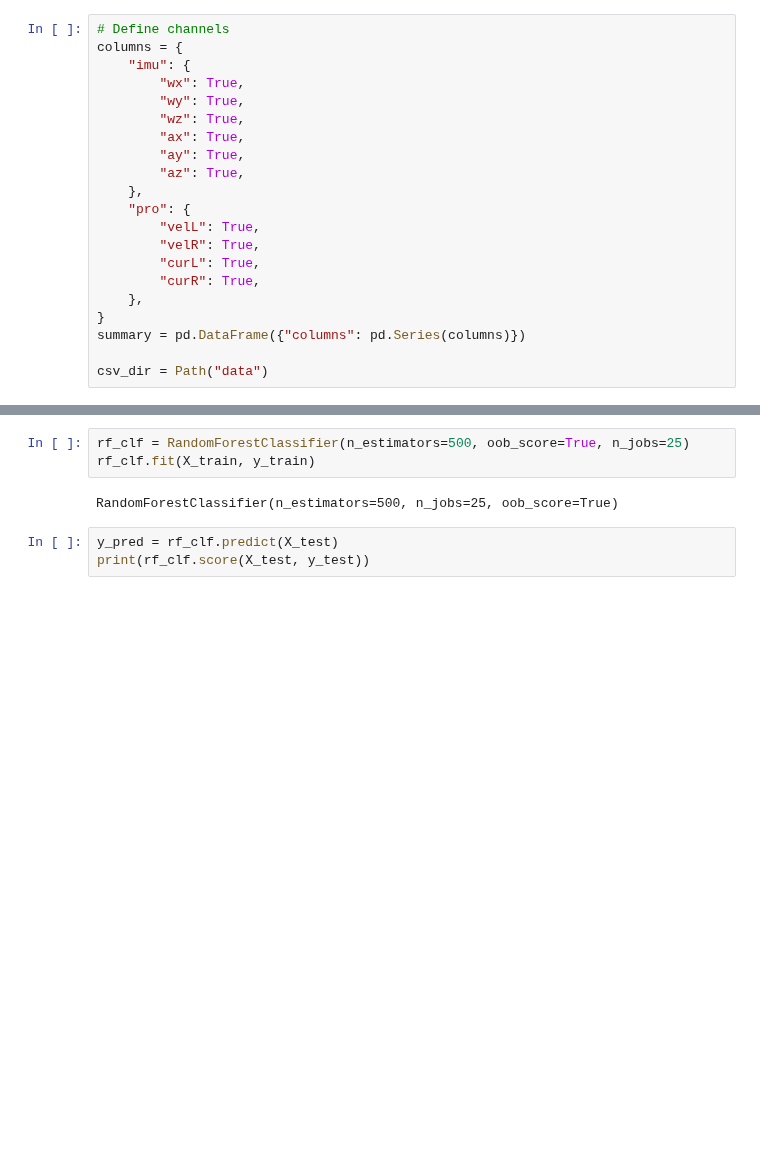
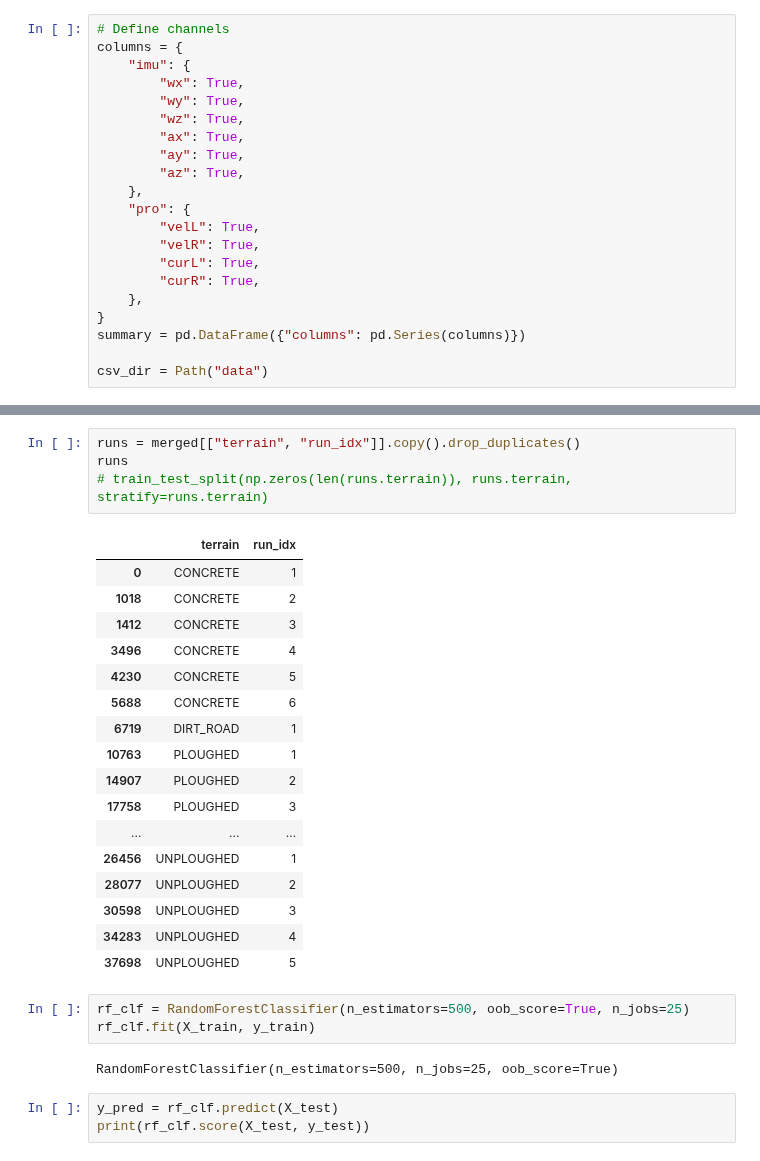
Before and after one commit to norlab-ulaval/BorealTC, a Jupyter notebook: model_rf.ipynb, the cells around one changed output, grey strips where cells are left out. Cells and saved outputs as stored; diff of their text form; blank space fills up the shorter version.

```diff
--- a/model_rf.ipynb
+++ b/model_rf.ipynb
@@ -49,3 +57,25 @@ X_train, X_test, y_train, y_test = train_test_split(X, y, stratify=y, test_size=
+# %%
+runs = merged[["terrain", "run_idx"]].copy().drop_duplicates()
+runs
+# train_test_split(np.zeros(len(runs.terrain)), runs.terrain, stratify=runs.terrain)
+# %% [output]
+|  | terrain | run_idx |
+| 0 | CONCRETE | 1 |
+| 1018 | CONCRETE | 2 |
+| 1412 | CONCRETE | 3 |
+| 3496 | CONCRETE | 4 |
+| 4230 | CONCRETE | 5 |
+| 5688 | CONCRETE | 6 |
+| 6719 | DIRT_ROAD | 1 |
+| 10763 | PLOUGHED | 1 |
+| 14907 | PLOUGHED | 2 |
+| 17758 | PLOUGHED | 3 |
+| ... | ... | ... |
+| 26456 | UNPLOUGHED | 1 |
+| 28077 | UNPLOUGHED | 2 |
+| 30598 | UNPLOUGHED | 3 |
+| 34283 | UNPLOUGHED | 4 |
+| 37698 | UNPLOUGHED | 5 |
 # %%
 rf_clf = RandomForestClassifier(n_estimators=500, oob_score=True, n_jobs=25)
 rf_clf.fit(X_train, y_train)
```
Also changed, not shown: parts of 8 cells of this notebook, 2 other files.
